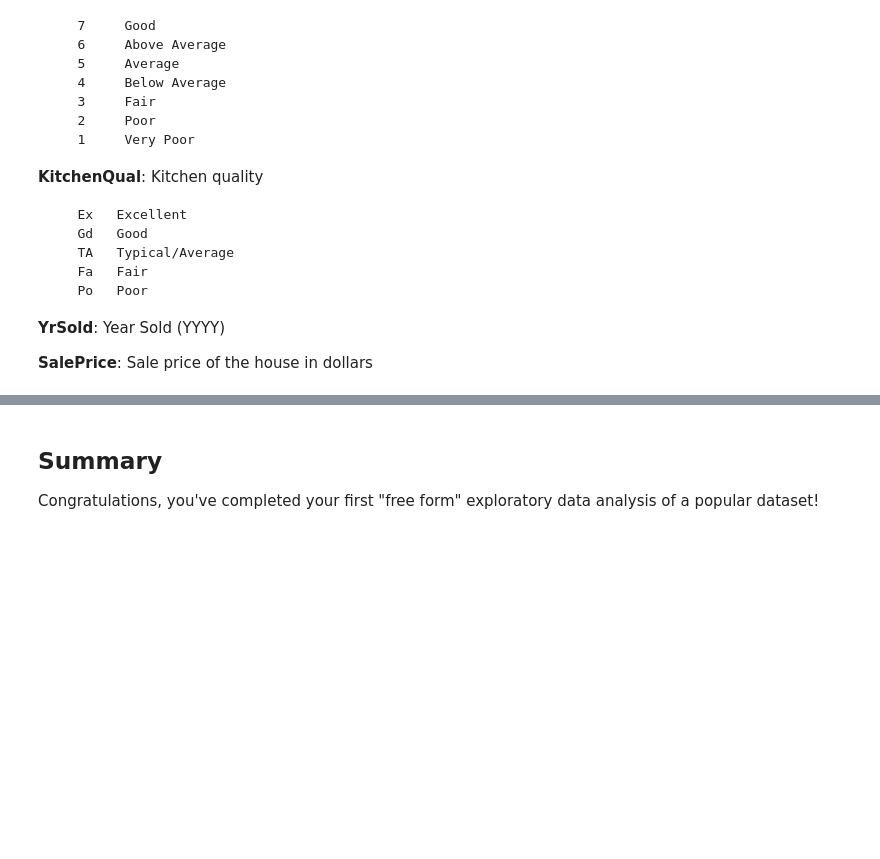
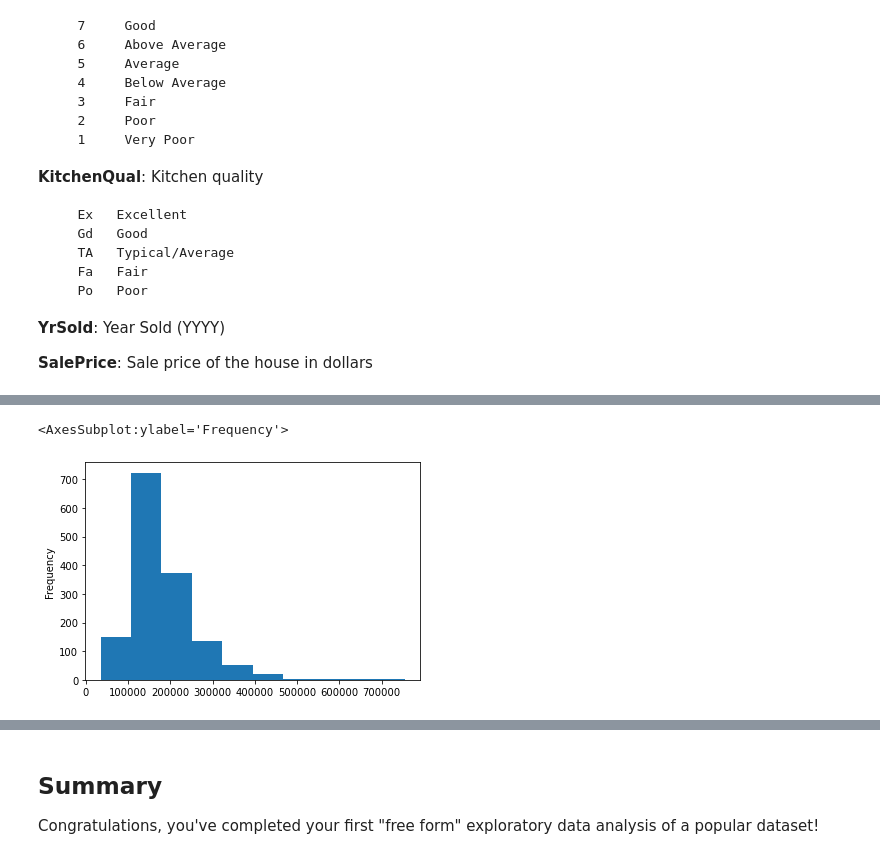
Before and after one commit to tamjid-ahsan/dsc-project-eda-with-pandas, a Jupyter notebook: index.ipynb, the cells around one changed output, grey strips where cells are left out. Cells and saved outputs as stored; diff of their text form; code cells hidden in the pictures; blank space fills up the shorter version.

```diff
--- a/index.ipynb
+++ b/index.ipynb
@@ -72,4 +143,8 @@ df.info()
 # %%
 # Create a plot that shows the SalesPrice Distribution
+df['SalePrice'].plot.hist()
+# %% [output]
+<AxesSubplot:ylabel='Frequency'>
+[figure, added]
 # %%
 # Create a plot that shows the LotArea Distribution
```
Also changed, not shown: parts of 12 cells of this notebook.
